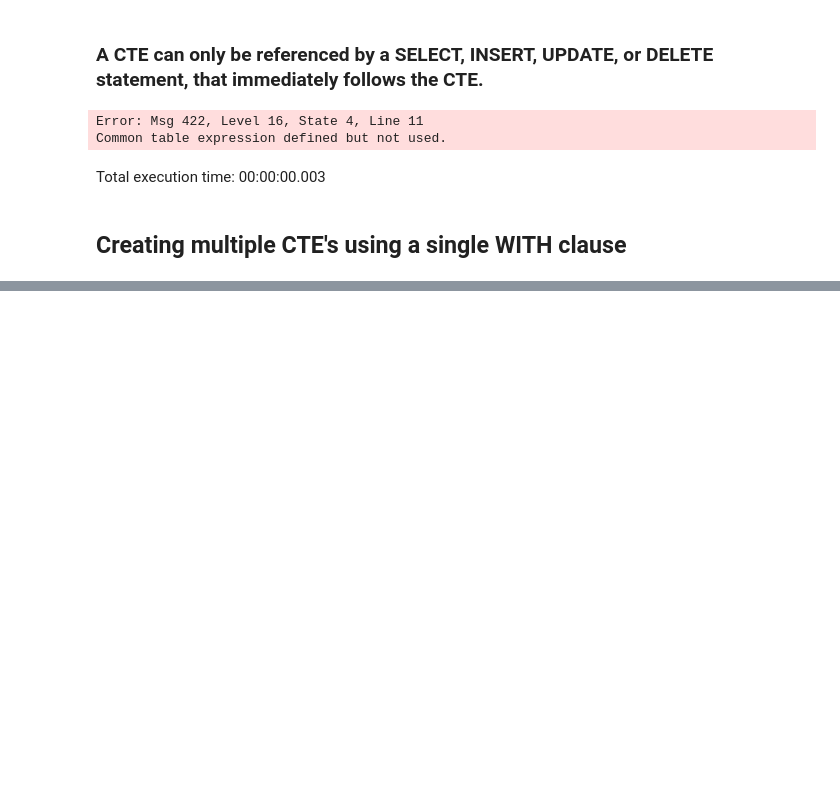
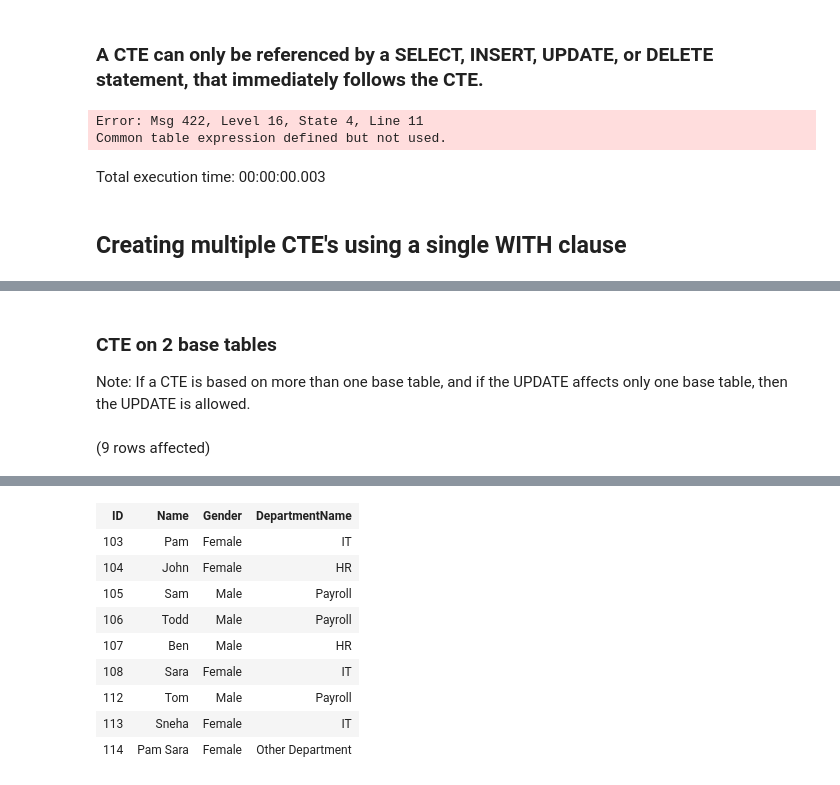
Before and after one commit to kanhaiya-bhayana-inc/Sql-server, a Jupyter notebook: Notebook 3 - Sql Server.ipynb, the cells around one changed output, grey strips where cells are left out. Drawn from its saved outputs; the diff is of its cells as text; code cells hidden in the pictures; blank space fills up the shorter version.

Commit message:
CTE- Common Table Expressions, completed

```diff
--- a/Notebook 3 - Sql Server.ipynb
+++ b/Notebook 3 - Sql Server.ipynb
@@ -617,0 +686,17 @@ Total execution time: 00:00:00.009
+# %% [markdown]
+### CTE on 2 base tables
+
+Note: If a CTE is based on more than one base table, and if the UPDATE affects only one base table, then the UPDATE is allowed.
+# %%
+-- CTE with 2 base table...
+WITH EmployeesByDepartment
+AS(
+    SELECT t1.ID, t1.Name, t1.Gender, t2.DepartmentName
+    from tblEMployee1 as t1
+    JOIN tblDepartment as t2
+    on t2.Id = t1.DepartmentId
+)
+
+SELECT * FROM EmployeesByDepartment;
+# %% [output]
+(9 rows affected)
@@ -617,0 +704,10 @@ Total execution time: 00:00:00.009
+| ID | Name | Gender | DepartmentName |
+| 103 | Pam | Female | IT |
+| 104 | John | Female | HR |
+| 105 | Sam | Male | Payroll |
+| 106 | Todd | Male | Payroll |
+| 107 | Ben | Male | HR |
+| 108 | Sara | Female | IT |
+| 112 | Tom | Male | Payroll |
+| 113 | Sneha | Female | IT |
+| 114 | Pam Sara | Female | Other Department |
```
Also changed, not shown: parts of 18 cells of this notebook.
